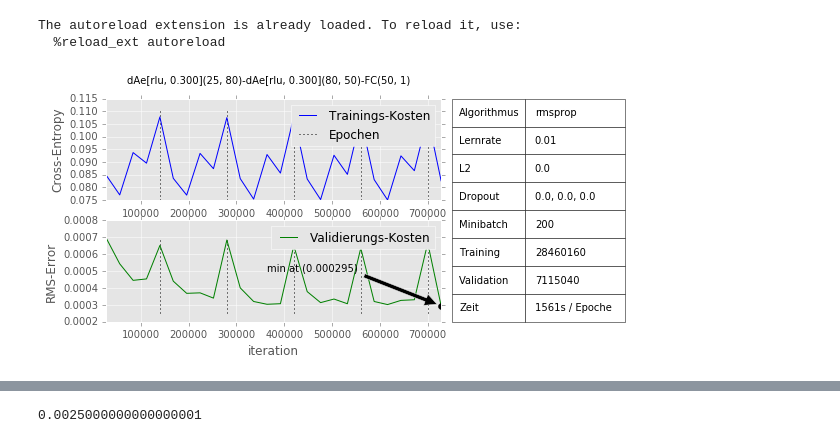
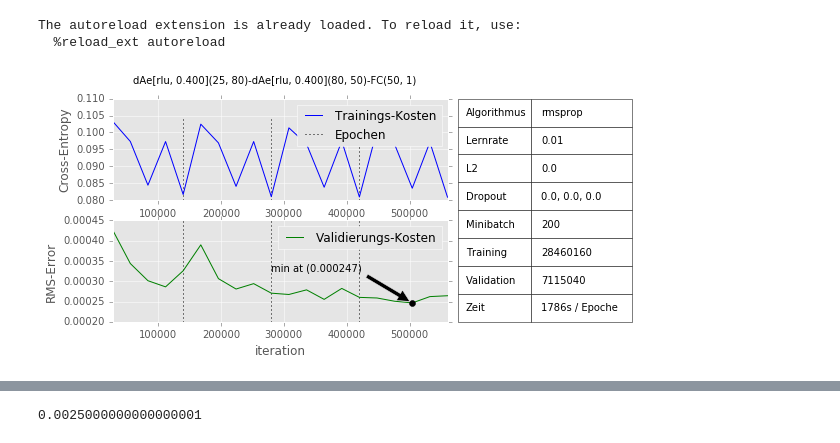
Before and after one commit to codingluke/ba-thesis-code, a Jupyter notebook: notebooks/metric_test.ipynb, the cells around one changed output, grey strips where cells are left out. Cells and saved outputs as stored; diff of their text form; code cells hidden in the pictures.

```diff
--- a/notebooks/metric_test.ipynb
+++ b/notebooks/metric_test.ipynb
@@ -18,9 +18,9 @@ m = MetricRecorder(config_dir_path='../src/sae.json')
 # %%
 cur = m.metrics.find({'job_id' : })
 # %%
-mr.plot(job_id=4)
+mr.plot(job_id=5)
 # %% [output]
-[figure, old version]
+[figure, new version]
 # %%
 #mr.get_records(job_id=1, typ='train')
 # %%
```
Also changed, not shown: 3 other files.
